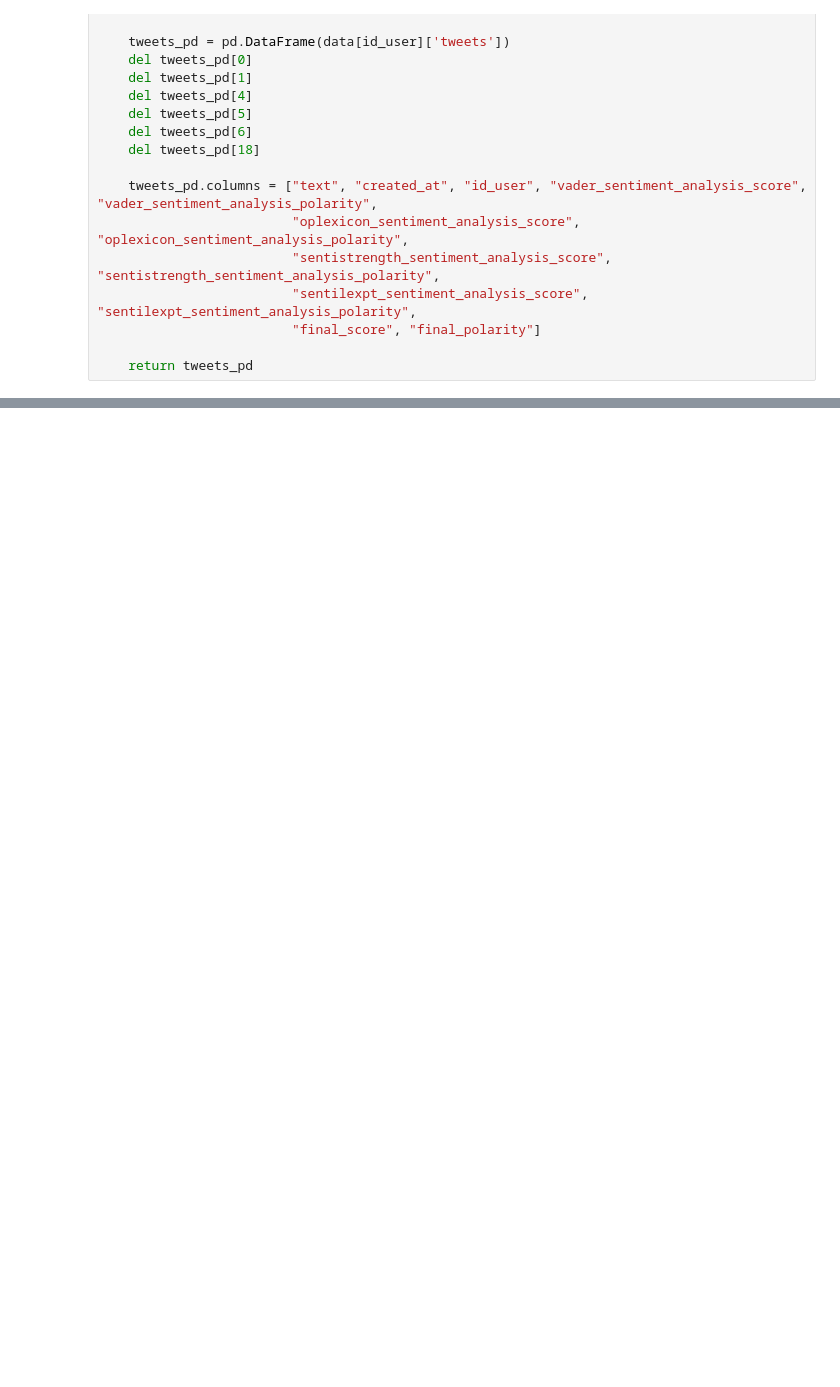
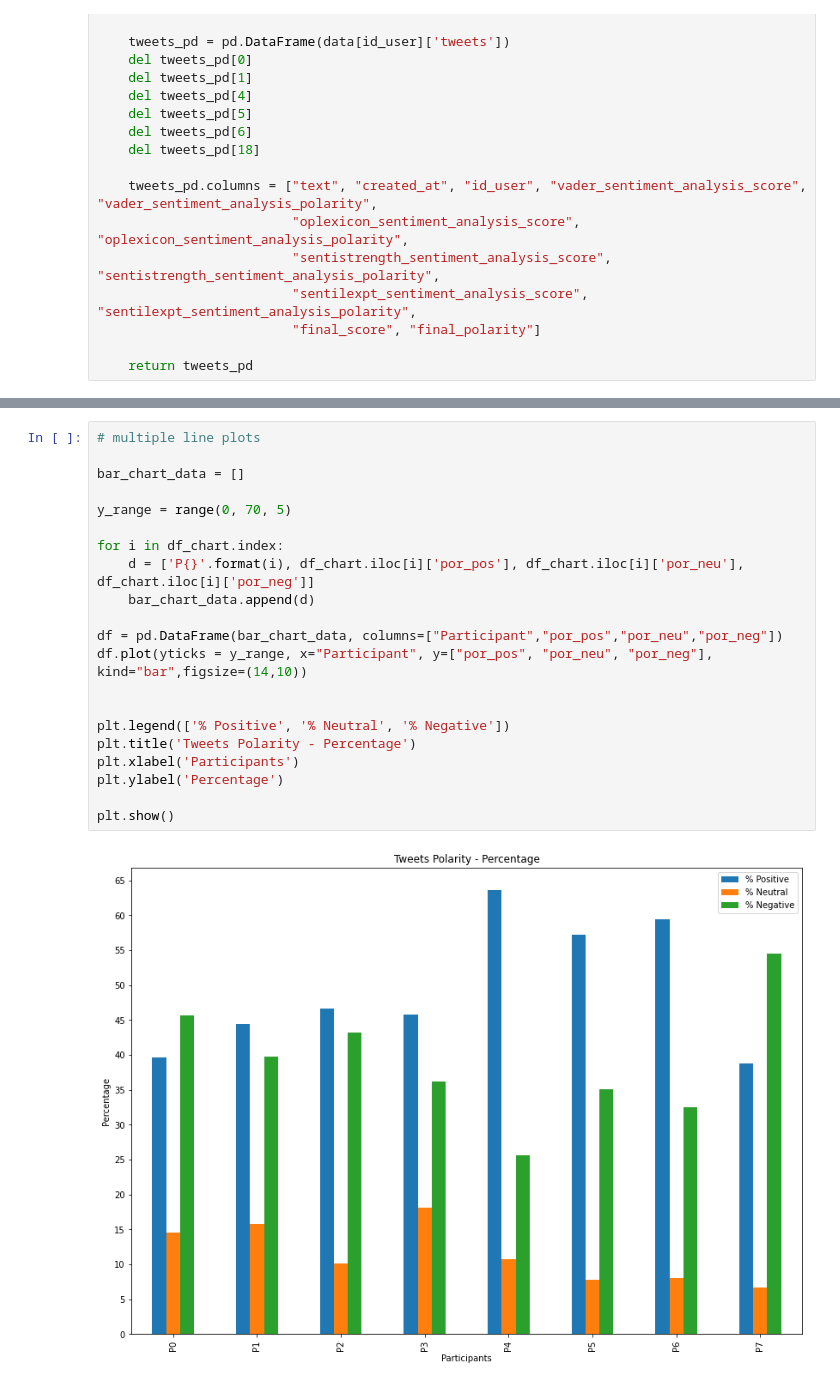
Before and after one commit to leosilva/peerj_computer_science_2022, a Jupyter notebook: Notebooks/Line Chart Polarity Scores.ipynb, the cells around one changed output, grey strips where cells are left out. Drawn from its saved outputs; the diff is of its cells as text; blank space fills up the shorter version.

```diff
--- a/Notebooks/Line Chart Polarity Scores.ipynb
+++ b/Notebooks/Line Chart Polarity Scores.ipynb
@@ -87,0 +173,23 @@ for c in data:
+# %%
+# multiple line plots
+
+bar_chart_data = []
+
+y_range = range(0, 70, 5)
+
+for i in df_chart.index:
+    d = ['P{}'.format(i), df_chart.iloc[i]['por_pos'], df_chart.iloc[i]['por_neu'], df_chart.iloc[i]['por_neg']]
+    bar_chart_data.append(d)
+
+df = pd.DataFrame(bar_chart_data, columns=["Participant","por_pos","por_neu","por_neg"])
+df.plot(yticks = y_range, x="Participant", y=["por_pos", "por_neu", "por_neg"], kind="bar",figsize=(14,10))
+
+
+plt.legend(['% Positive', '% Neutral', '% Negative'])
+plt.title('Tweets Polarity - Percentage')
+plt.xlabel('Participants')
+plt.ylabel('Percentage')
+
+plt.show()
+# %% [output]
+[figure, added]
```
Also changed, not shown: parts of 5 cells of this notebook, 1 other file.
